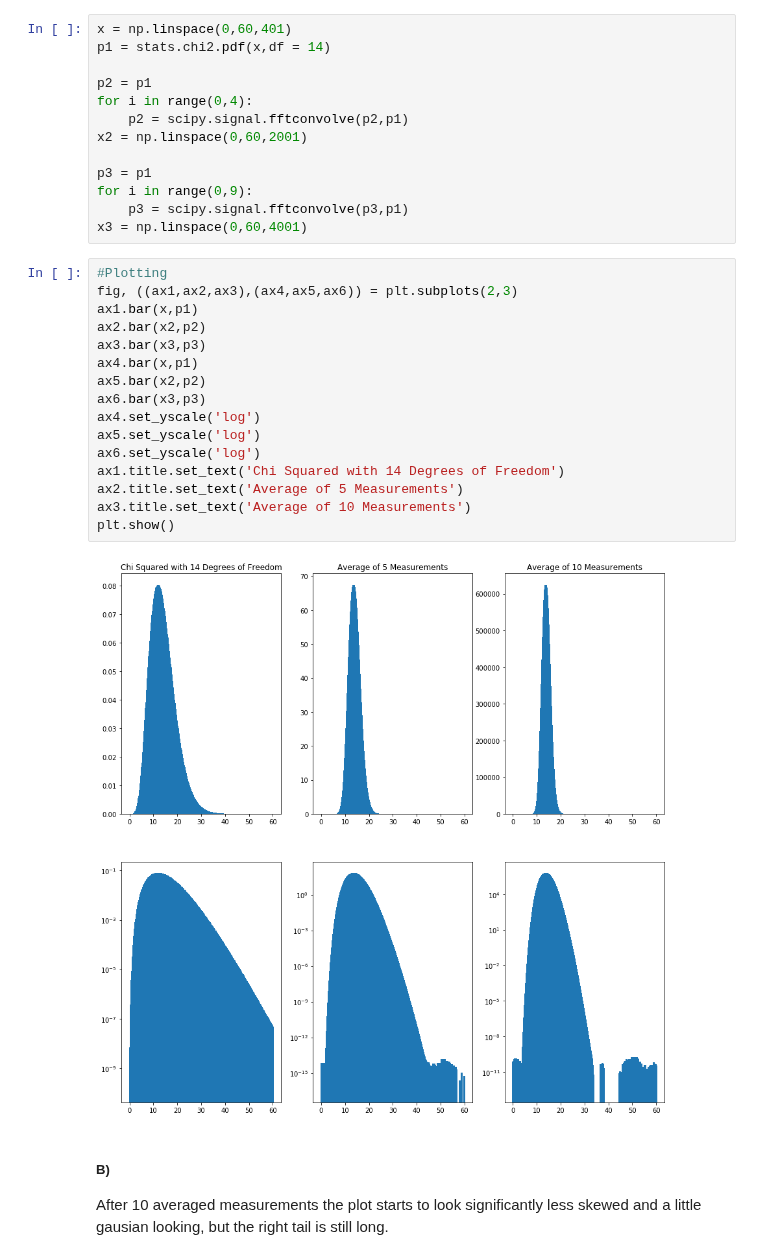
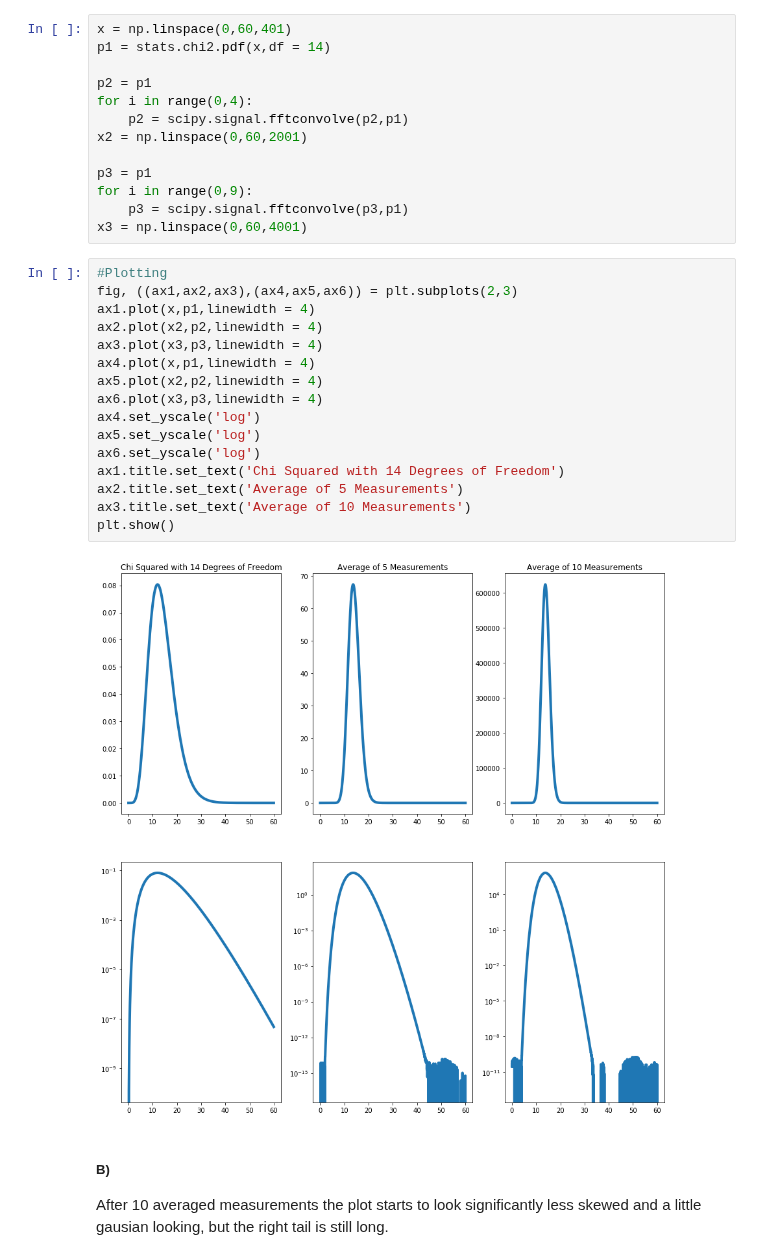
Before and after one commit to jeff-abe/PHYS434, a Jupyter notebook: Lab2.ipynb, the cells around one changed output. Saved outputs shown, nothing was run; the diff lists cells and outputs as text.

```diff
--- a/Lab2.ipynb
+++ b/Lab2.ipynb
@@ -131,21 +131,21 @@ x3 = np.linspace(0,60,4001)
 # %%
 #Plotting
 fig, ((ax1,ax2,ax3),(ax4,ax5,ax6)) = plt.subplots(2,3)
-ax1.bar(x,p1)
-ax2.bar(x2,p2)
-ax3.bar(x3,p3)
-ax4.bar(x,p1)
-ax5.bar(x2,p2)
-ax6.bar(x3,p3)
+ax1.plot(x,p1,linewidth = 4)
+ax2.plot(x2,p2,linewidth = 4)
+ax3.plot(x3,p3,linewidth = 4)
+ax4.plot(x,p1,linewidth = 4)
+ax5.plot(x2,p2,linewidth = 4)
+ax6.plot(x3,p3,linewidth = 4)
 ax4.set_yscale('log')
 ax5.set_yscale('log')
 ax6.set_yscale('log')
 ax1.title.set_text('Chi Squared with 14 Degrees of Freedom')
 ax2.title.set_text('Average of 5 Measurements')
 ax3.title.set_text('Average of 10 Measurements')
 plt.show()
 # %% [output]
-[figure, old version]
+[figure, new version]
 # %% [markdown]
 ##### B)
 After 10 averaged measurements the plot starts to look significantly less skewed and a little gausian looking, but the right tail is still long.
```
Also changed, not shown: parts of 11 cells of this notebook.
